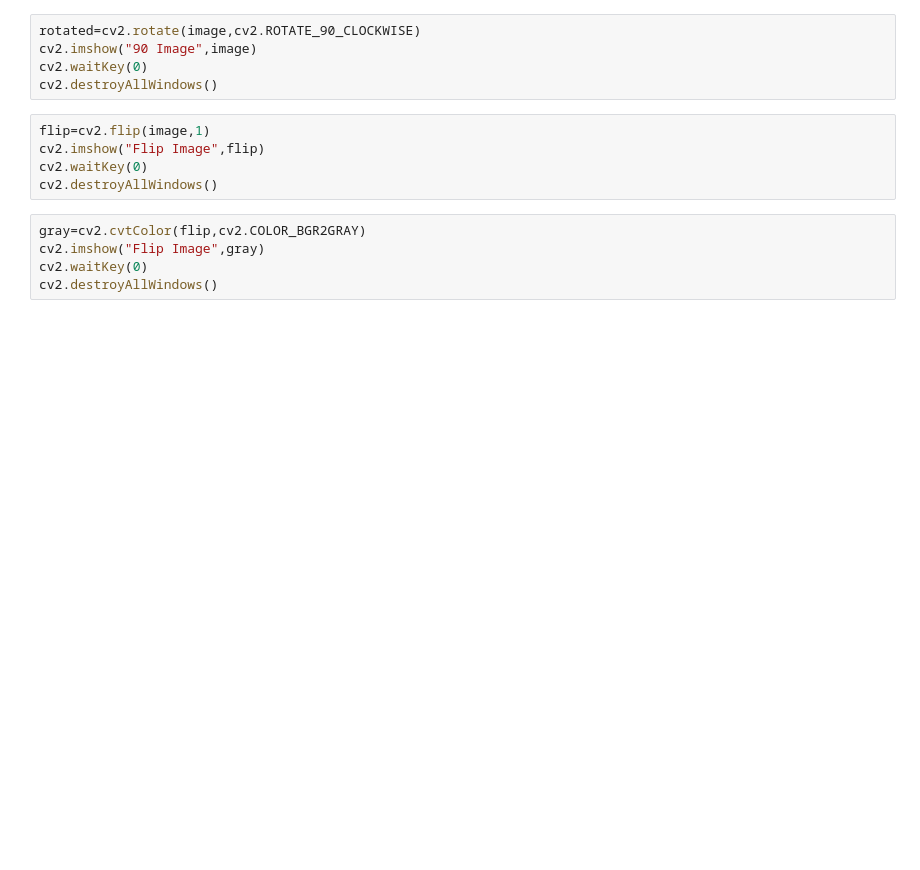
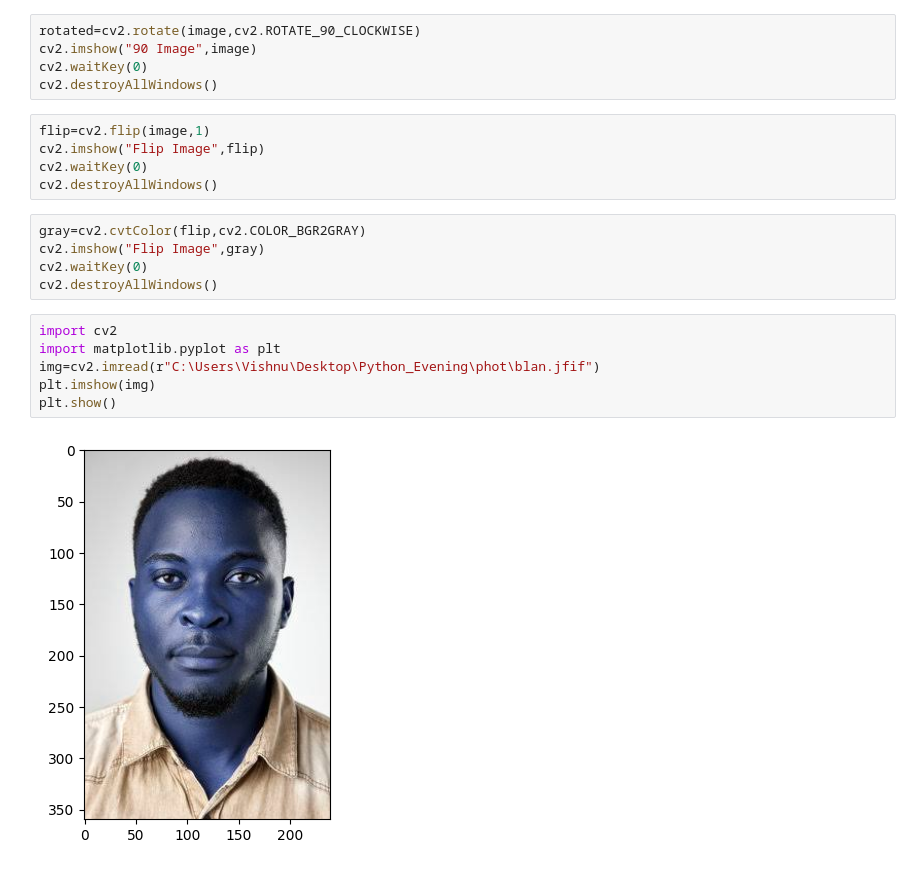
Before and after one commit to ghosh-vishnu/Python_Evening-AI-ML-5-30-PM, a Jupyter notebook: opencv.ipynb, the cells around one changed output. Saved outputs shown, nothing was run; the diff lists cells and outputs as text; blank space fills up the shorter version.

```diff
--- a/opencv.ipynb
+++ b/opencv.ipynb
@@ -152,3 +150,11 @@ gray=cv2.cvtColor(flip,cv2.COLOR_BGR2GRAY)
 cv2.imshow("Flip Image",gray)
 cv2.waitKey(0)
 cv2.destroyAllWindows()
+# %%
+import cv2
+import matplotlib.pyplot as plt
+img=cv2.imread(r"C:\Users\Vishnu\Desktop\Python_Evening\phot\blan.jfif")
+plt.imshow(img)
+plt.show()
+# %% [output]
+[figure, added]
```
Also changed, not shown: parts of 15 cells of this notebook, 10 other files.
